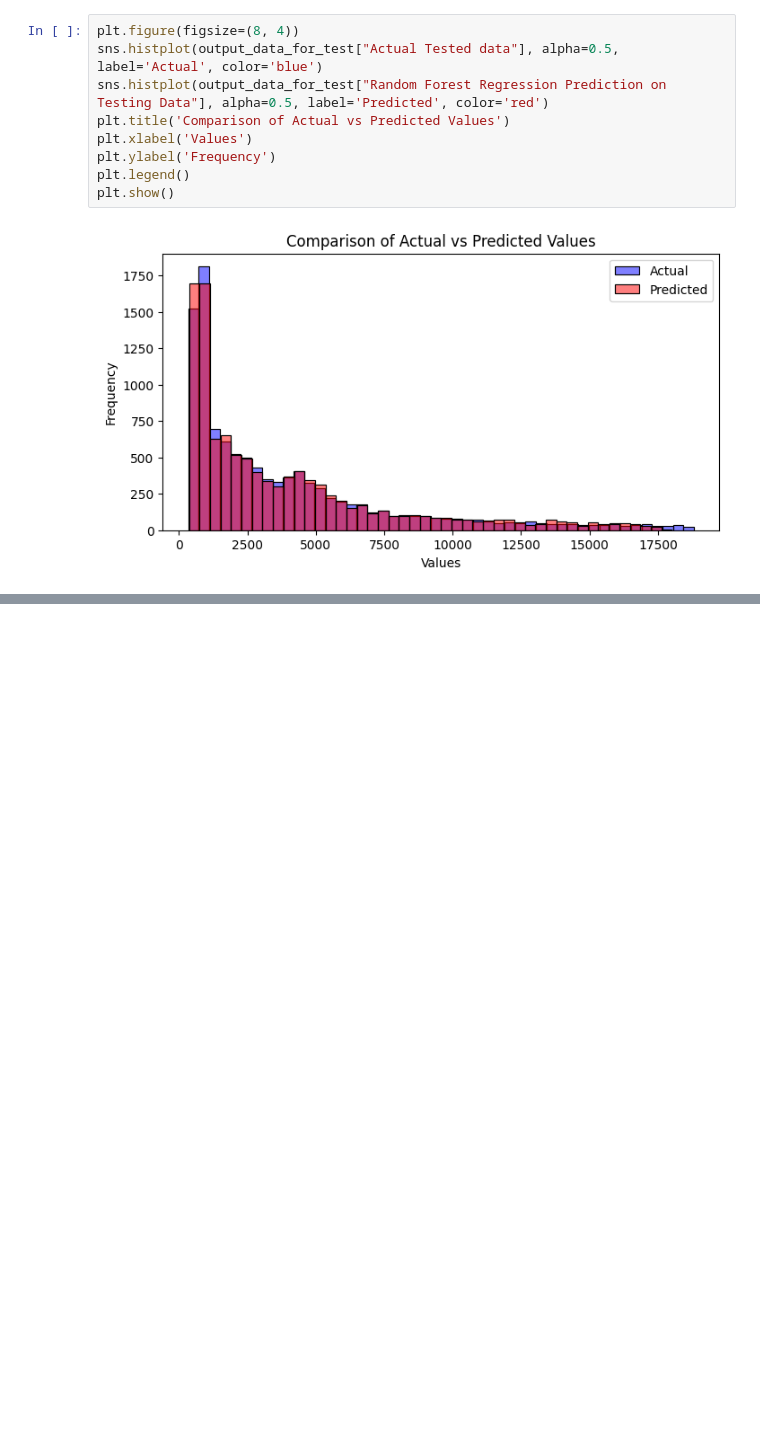
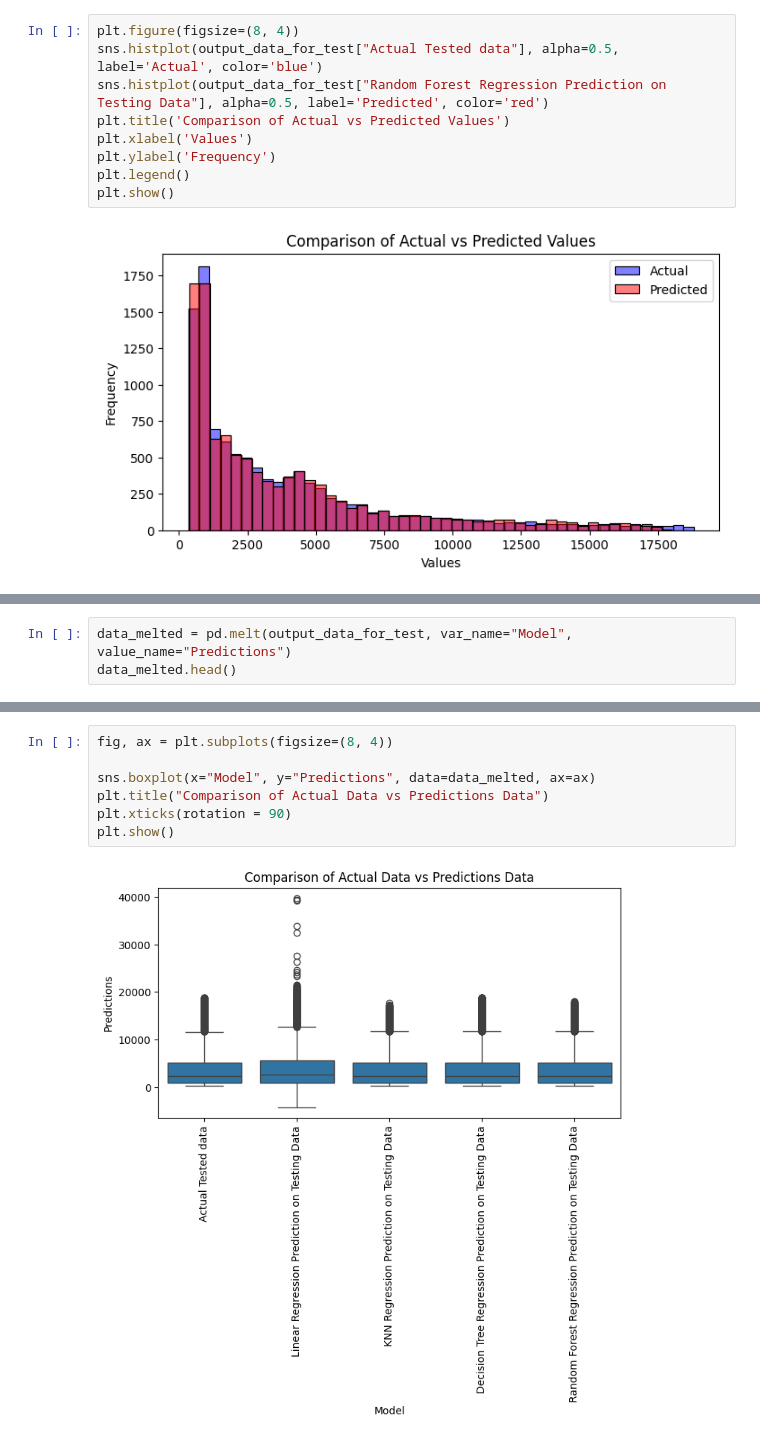
Before and after one commit to Angad143/Diamond-Price-Prediction, a Jupyter notebook: Diamonds_price_predictions.ipynb, the cells around one changed output, grey strips where cells are left out. Cells and saved outputs as stored; diff of their text form; blank space fills up the shorter version.

```diff
--- a/Diamonds_price_predictions.ipynb
+++ b/Diamonds_price_predictions.ipynb
@@ -1236,0 +1239,3 @@ plt.show()
+# %%
+data_melted = pd.melt(output_data_for_test, var_name="Model", value_name="Predictions")
+data_melted.head()
@@ -1236,0 +1249,9 @@ plt.show()
+# %%
+fig, ax = plt.subplots(figsize=(8, 4))
+
+sns.boxplot(x="Model", y="Predictions", data=data_melted, ax=ax)
+plt.title("Comparison of Actual Data vs Predictions Data")
+plt.xticks(rotation = 90)
+plt.show()
+# %% [output]
+[figure, added]
```
Also changed, not shown: parts of 7 cells of this notebook, 1 other file.
